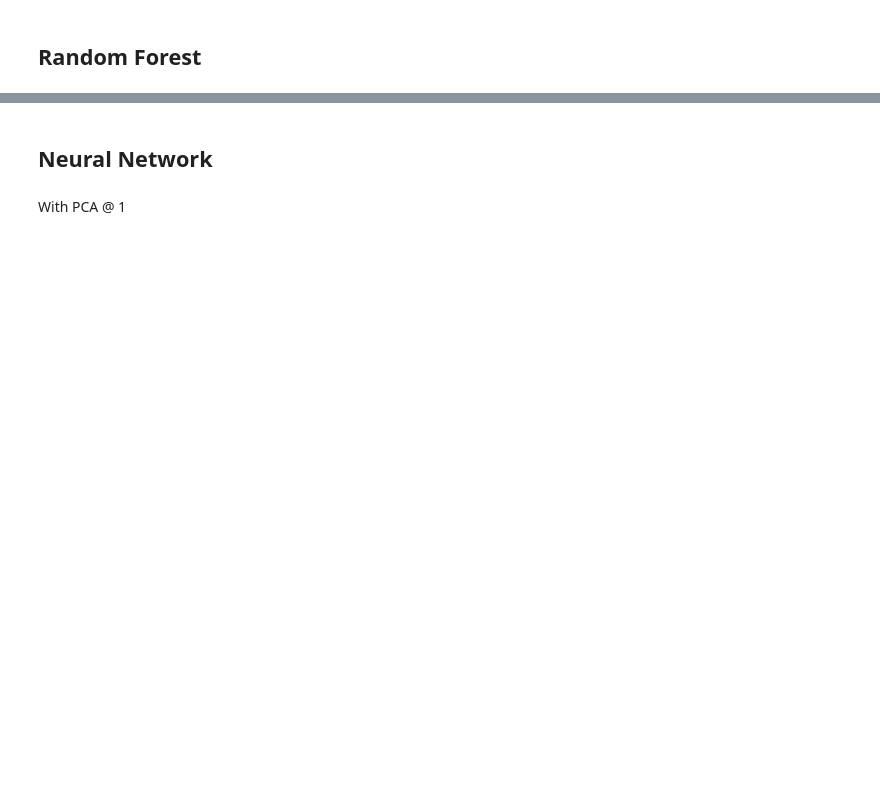
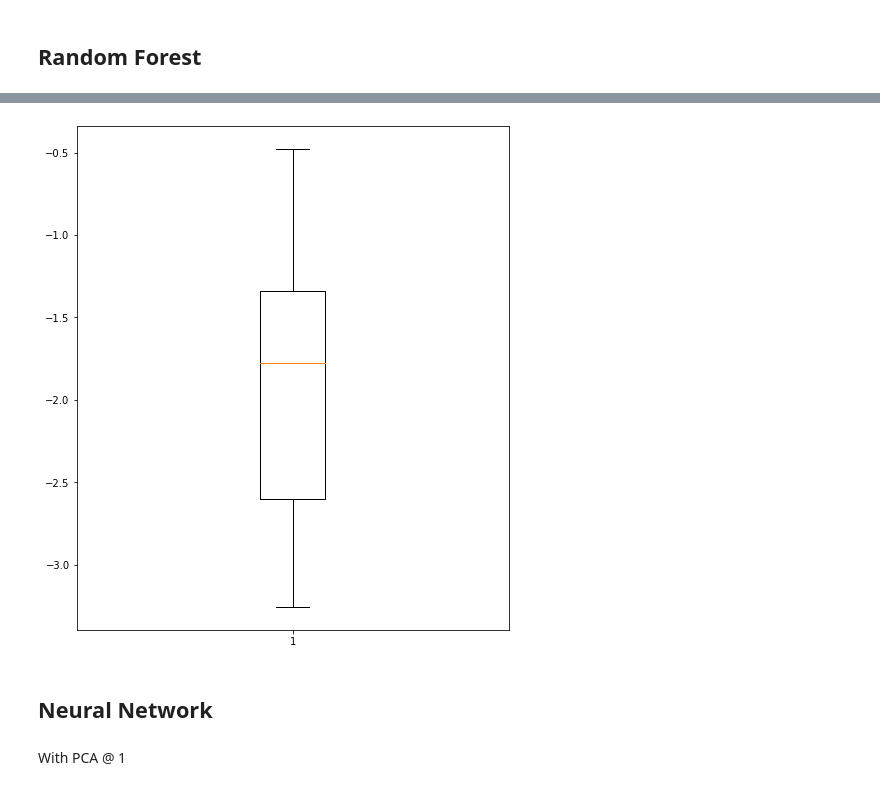
Before and after one commit to Dodecahedrane/COMP-2002-Assignment, a Jupyter notebook: Assignment Notebook.ipynb, the cells around one changed output, grey strips where cells are left out. Drawn from its saved outputs; the diff is of its cells as text; code cells hidden in the pictures; blank space fills up the shorter version.

```diff
--- a/Assignment Notebook.ipynb
+++ b/Assignment Notebook.ipynb
@@ -199,3 +199,13 @@ plt.show()
+# %%
+rf = RandomForestRegressor()
+rf_cvs_noPCA = cross_val_score(rf, trainInputsScaledNoPCA, trainTargets, cv=20, scoring='neg_mean_squared_error')
+# %%
+fig = plt.figure(figsize =(6, 7))
+ax = fig.add_axes([0, 0, 1, 1])
+bp = ax.boxplot(rf_cvs_noPCA)
+plt.show()
+# %% [output]
+[figure, added]
 # %% [markdown]
 ## Neural Network
 # %% [markdown]
```
Also changed, not shown: parts of 10 cells of this notebook.
